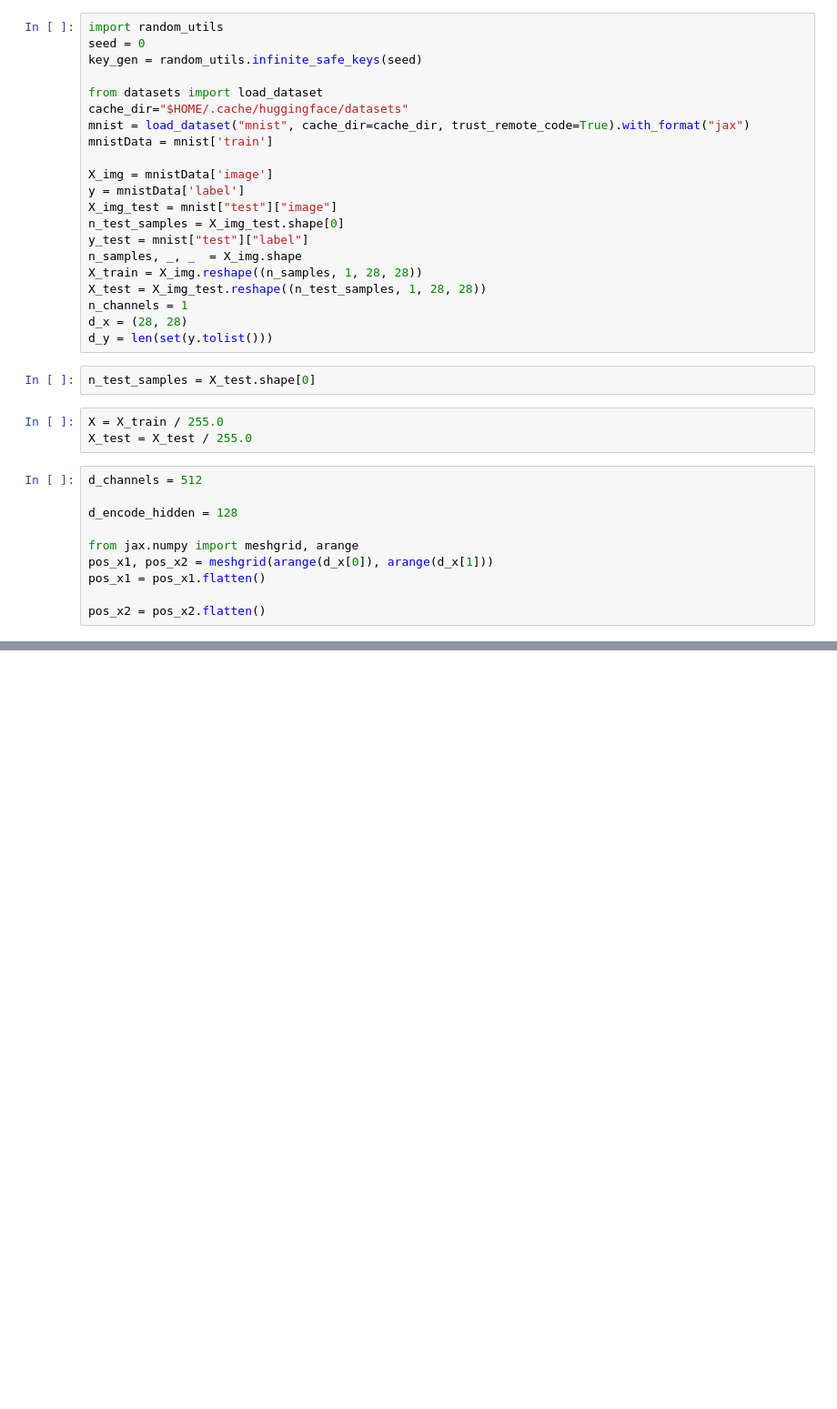
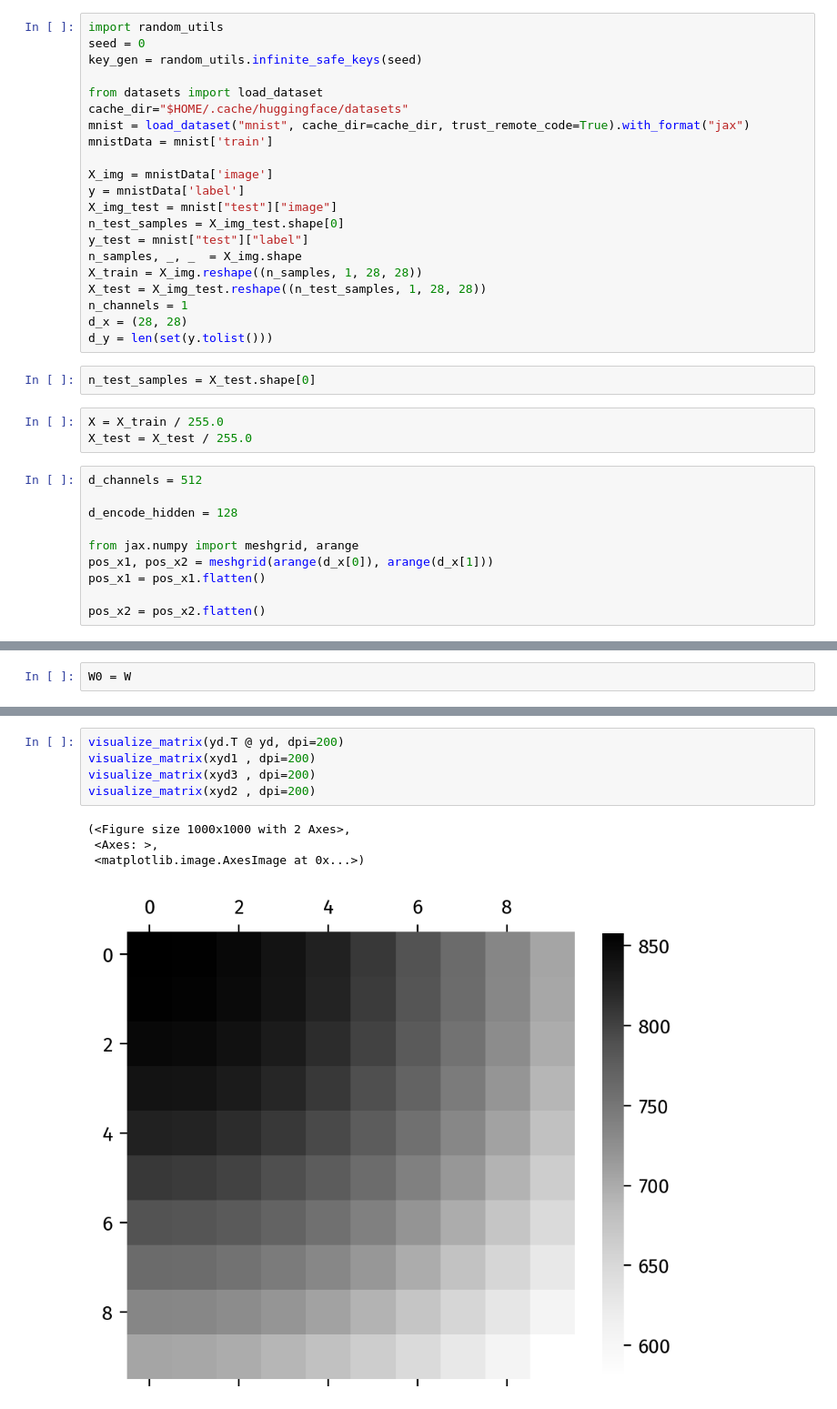
Before and after one commit to cwhy/picojam, a Jupyter notebook: jam/notebooks/PBsimpleNet.ipynb, the cells around one changed output, grey strips where cells are left out. Shown at 91% size. Saved outputs shown, nothing was run; the diff lists cells and outputs as text; blank space fills up the shorter version.

```diff
--- a/jam/notebooks/PBsimpleNet.ipynb
+++ b/jam/notebooks/PBsimpleNet.ipynb
@@ -274,0 +265,2 @@ visualize_matrix(xyd , dpi=200)
+# %%
+W0 = W
@@ -274,0 +292,10 @@ visualize_matrix(xyd , dpi=200)
+# %%
+visualize_matrix(yd.T @ yd, dpi=200)
+visualize_matrix(xyd1 , dpi=200)
+visualize_matrix(xyd3 , dpi=200)
+visualize_matrix(xyd2 , dpi=200)
+# %% [output]
+(<Figure size 1000x1000 with 2 Axes>,
+ <Axes: >,
+ <matplotlib.image.AxesImage at 0x...>)
+[figure, added]
```
Also changed, not shown: parts of 7 cells of this notebook, 2 other files.
